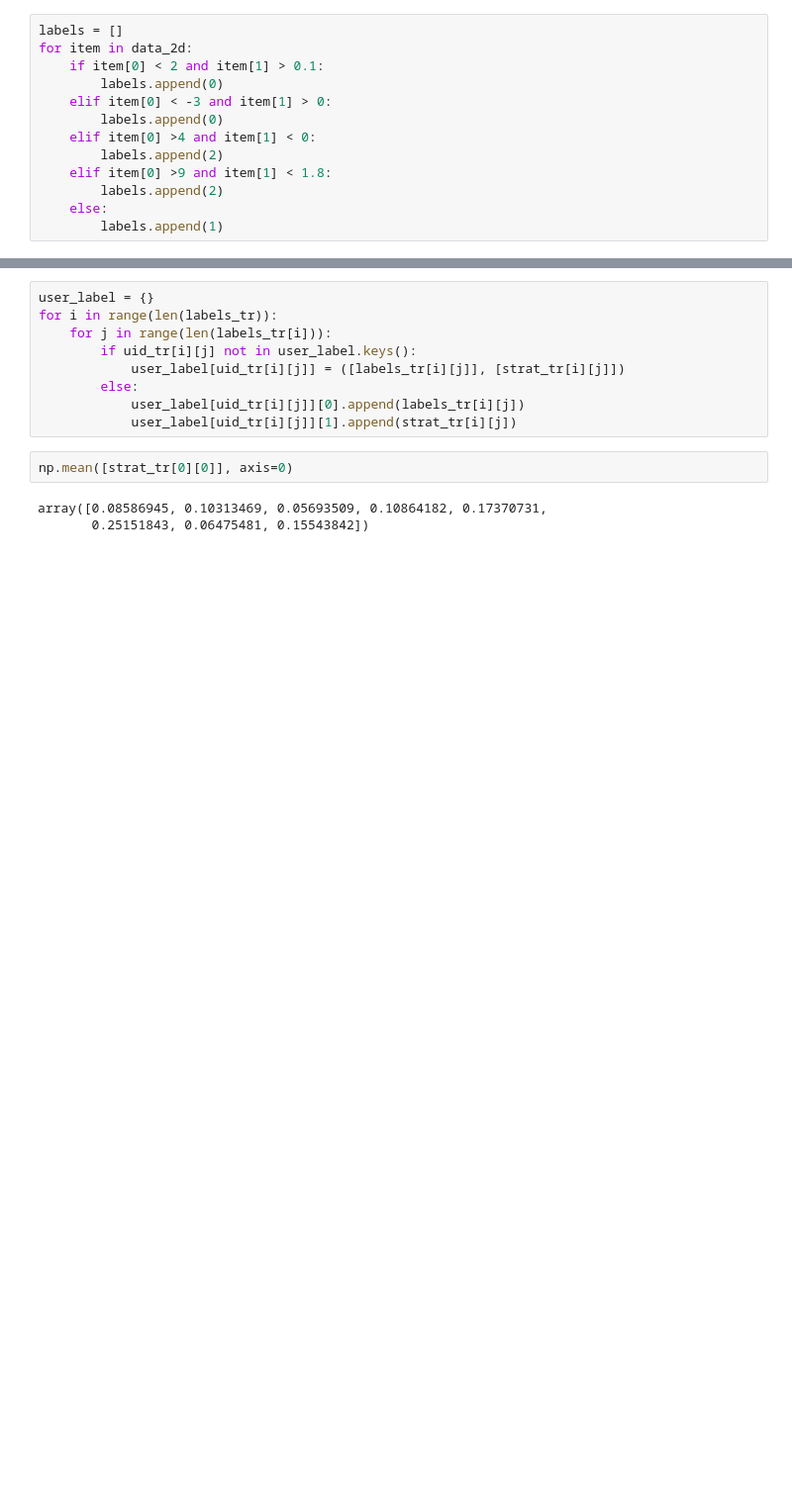
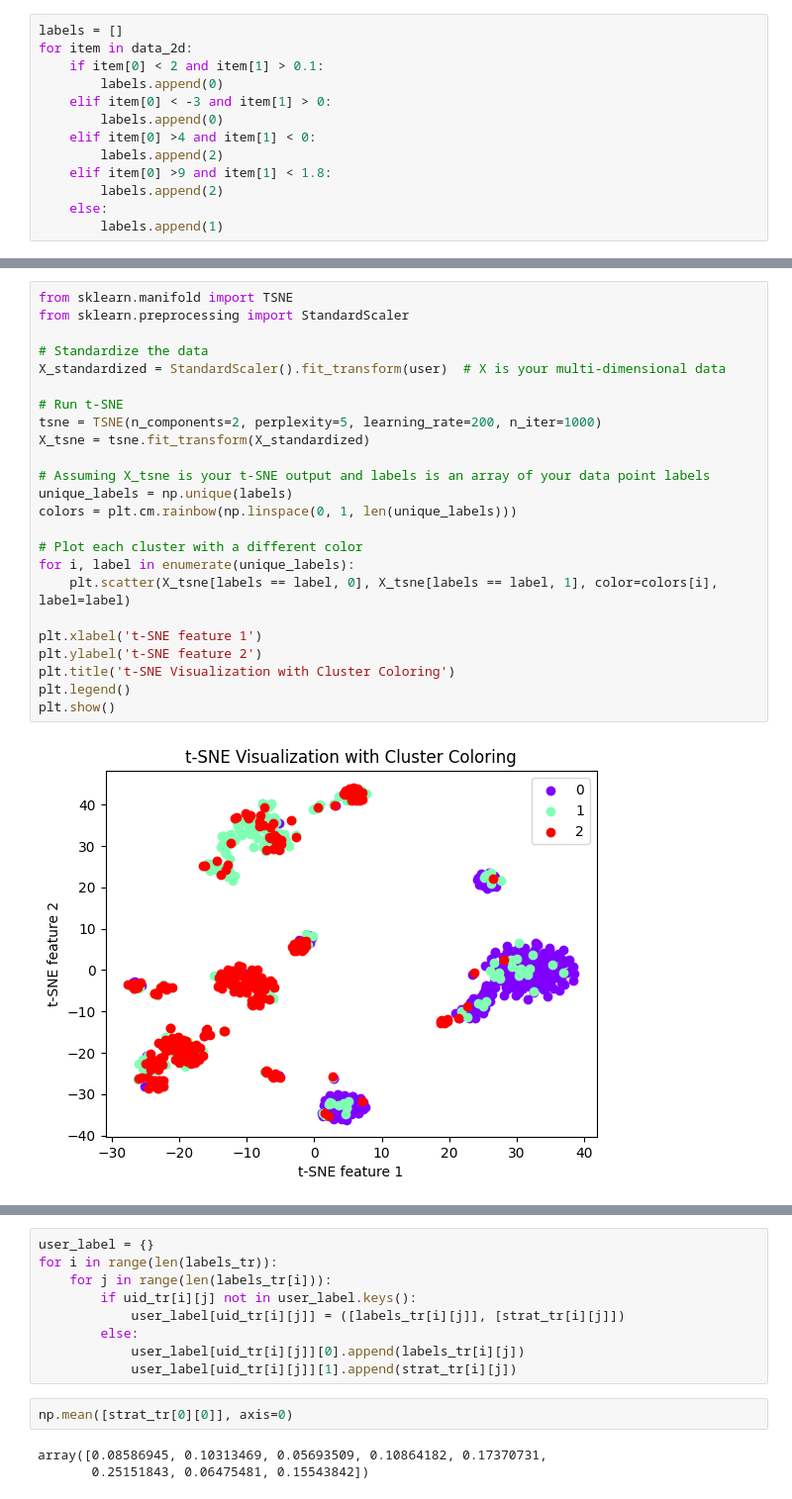
Before and after one commit to CrowdDynamicsLab/Coordinated_hatespeech, a Jupyter notebook: evaluate.ipynb, the cells around one changed output, grey strips where cells are left out. Shown at 99% size. Saved outputs shown, nothing was run; the diff lists cells and outputs as text; blank space fills up the shorter version.

```diff
--- a/evaluate.ipynb
+++ b/evaluate.ipynb
@@ -223,3 +248,29 @@ for item in data_2d:
+# %%
+from sklearn.manifold import TSNE
+from sklearn.preprocessing import StandardScaler
+
+# Standardize the data
+X_standardized = StandardScaler().fit_transform(user)  # X is your multi-dimensional data
+
+# Run t-SNE
+tsne = TSNE(n_components=2, perplexity=5, learning_rate=200, n_iter=1000)
+X_tsne = tsne.fit_transform(X_standardized)
+
+# Assuming X_tsne is your t-SNE output and labels is an array of your data point labels
+unique_labels = np.unique(labels)
+colors = plt.cm.rainbow(np.linspace(0, 1, len(unique_labels)))
+
+# Plot each cluster with a different color
+for i, label in enumerate(unique_labels):
+    plt.scatter(X_tsne[labels == label, 0], X_tsne[labels == label, 1], color=colors[i], label=label)
+
+plt.xlabel('t-SNE feature 1')
+plt.ylabel('t-SNE feature 2')
+plt.title('t-SNE Visualization with Cluster Coloring')
+plt.legend()
+plt.show()
+# %% [output]
+[figure, added]
 # %%
 import seaborn as sns
 import numpy as np
```
Also changed, not shown: parts of 10 cells of this notebook, 11 other files.
